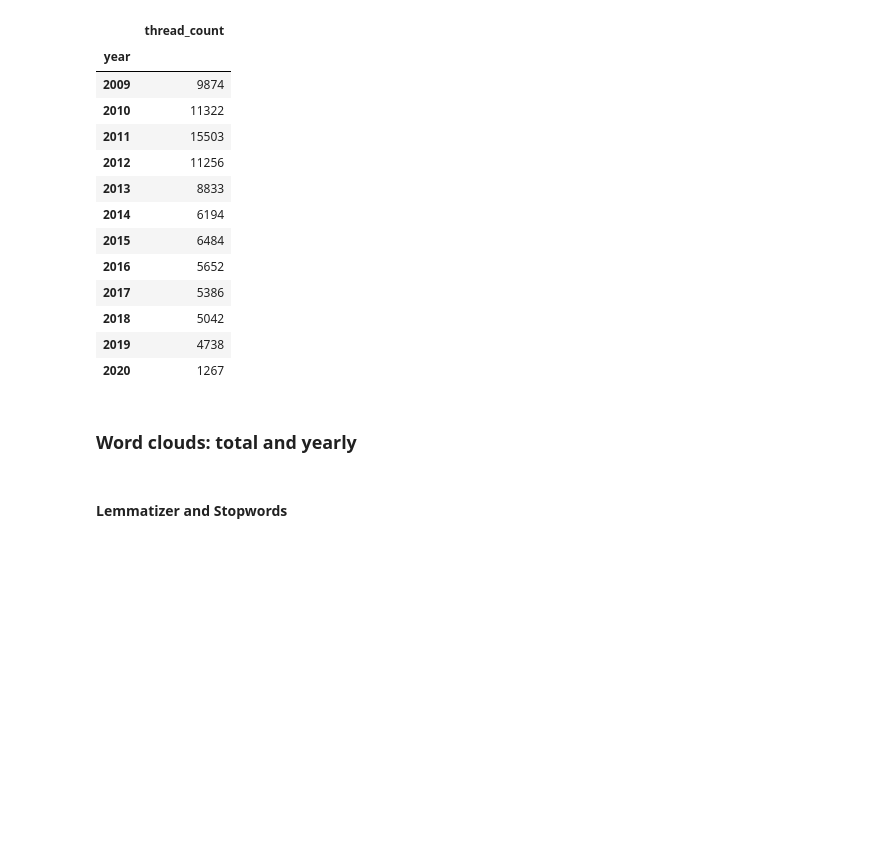
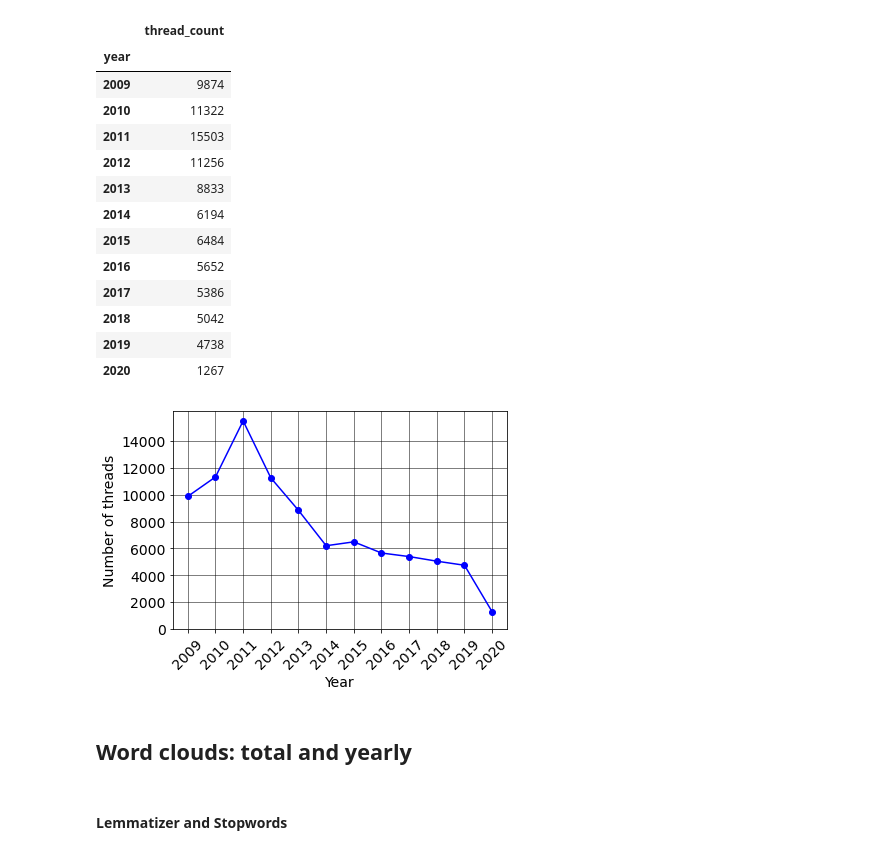
Before and after one commit to martinKindall/forum_analysis_wordclouds, a Jupyter notebook: Forum_analysis.ipynb, the cells around one changed output. Saved outputs shown, nothing was run; the diff lists cells and outputs as text; code cells hidden in the pictures; blank space fills up the shorter version.

```diff
--- a/Forum_analysis.ipynb
+++ b/Forum_analysis.ipynb
@@ -73,6 +75,6 @@ title    15503
 Name: 2011, dtype: int64
 # %%
-count_titles = titles_frame_mappedYear_only_title.groupby(['date']).count()
+count_titles = titles_frame_mappedYear_only_title.groupby(['year']).count()
 count_titles.index
 # %% [output]
 Int64Index([2002, 2003, 2006, 2007, 2008, 2009, 2010, 2011, 2012, 2013, 2014,
@@ -100,7 +99,17 @@ last_decade_titles_count
 | 2018 | 5042 |
 | 2019 | 4738 |
 | 2020 | 1267 |
+# %%
+plt.plot(last_decade_titles_count, 'b-o')
+plt.xticks(np.arange(2009, 2021, step=1), rotation=45)
+plt.yticks(np.arange(0, 16000, step=2000))
+plt.xlabel("Year")
+plt.ylabel("Number of threads")
+plt.grid(color='k', linestyle='-', linewidth=0.5)
+plt.show()
+# %% [output]
+[figure, added]
 # %% [markdown]
-### Word clouds: total and yearly
+## Word clouds: total and yearly
 # %% [markdown]
 #### Lemmatizer and Stopwords
```
Also changed, not shown: parts of 18 cells of this notebook.
